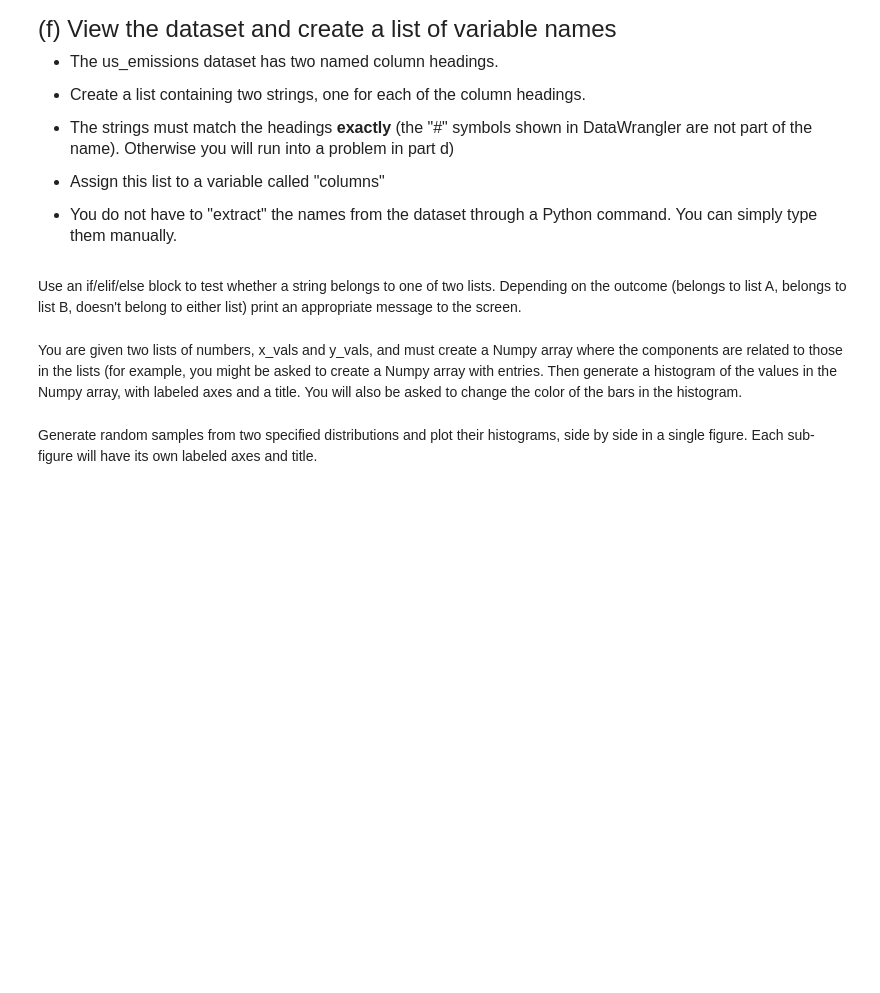
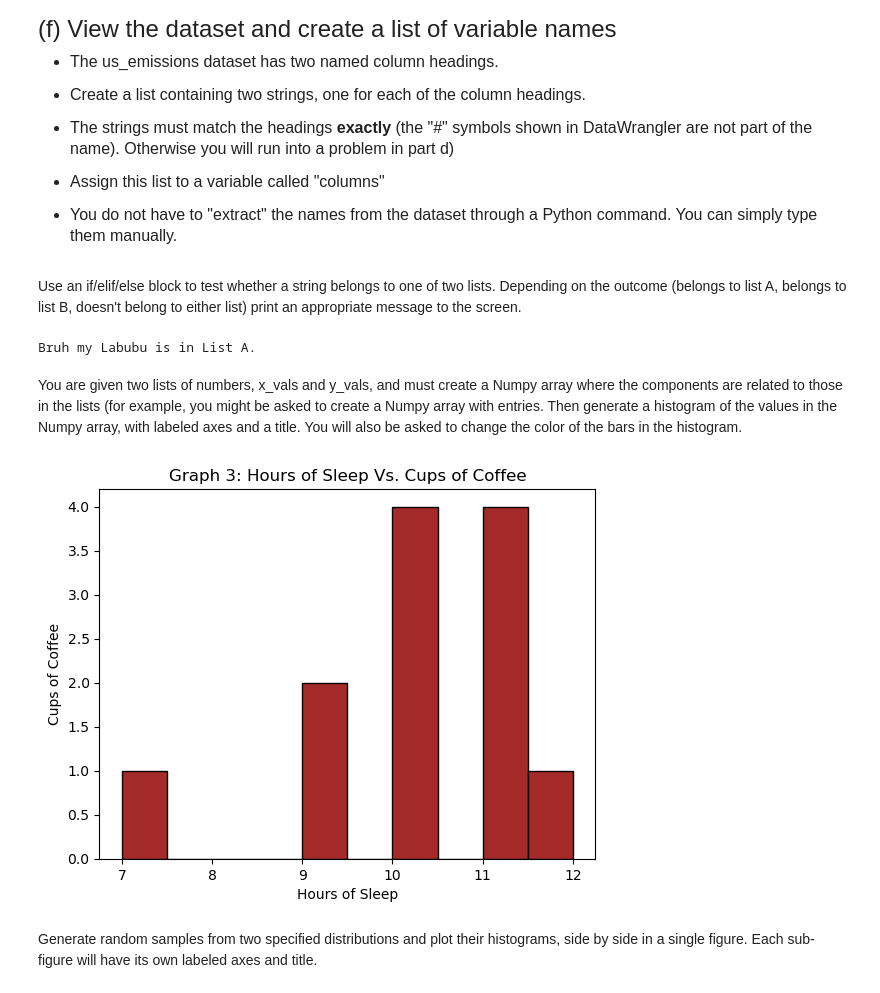
Before and after one commit to gabevu/qtm151fall2025, a Jupyter notebook: practice_quiz/practice_quiz.ipynb, the cells around one changed output. Cells and saved outputs as stored; diff of their text form; code cells hidden in the pictures; blank space fills up the shorter version.

```diff
--- a/practice_quiz/practice_quiz.ipynb
+++ b/practice_quiz/practice_quiz.ipynb
@@ -201,10 +208,50 @@ columns = ["year", "total_emissions"]
  Use an if/elif/else block to test whether a string belongs to one of two lists. Depending on the outcome (belongs to list A, belongs to list B, doesn't belong to either list) print an appropriate message to the screen.
 # %%
 #answer here:
+
+#Define the list
+list_A = ["green_labubu", "blue_labubu", "red_labubu", "yellow_labubu"]
+list_B = ["orange_labubu", "brown_labubu", "black_labubu", "white_labubu"]
+
+#Define the variable we'll check
+my_labubu = "green_labubu"
+
+#Check which list the variable is in
+if (my_labubu in list_A):
+    print("Bruh my Labubu is in List A.")
+elif (my_labubu in list_B):
+    print("Bruh my Labubu is in List B.")
+else:
+    print("Bruh my Labubu is not in either list.")
+
+#Notes
+#If I did ["green_labubu"] I would get an error because I made a list of strings instead of a string.
+# %% [output]
+Bruh my Labubu is in List A.
 # %% [markdown]
 You are given two lists of numbers, x_vals and y_vals, and must create a Numpy array where the components are related to those in the lists (for example, you might be asked to create a Numpy array with entries. Then generate a histogram of the values in the Numpy array, with labeled axes and a title. You will also be asked to change the color of the bars in the histogram.
 # %%
 #answer here:
+
+#Import anything you'll need to set up the Histogram.
+import numpy as np
+import matplotlib.pyplot as plt
+
+#Define the lists, in this case we'll do how much sleep and how many cups of coffee
+x_values = np.array([1, 2, 3, 4, 5, 6, 7, 8, 9, 10, 11, 12])
+y_values = np.array([10, 7, 4, 6, 6, 3, 4, 2, 1, 0, 0, 0])
+
+#Combining the lists into a numpy array
+data = x_values + y_values
+
+#Plot the Histogram
+plt.hist(data, color='brown', edgecolor='black')
+plt.title("Graph 3: Hours of Sleep Vs. Cups of Coffee")
+plt.xlabel("Hours of Sleep")
+plt.ylabel("Cups of Coffee")
+plt.show()
+# %% [output]
+[figure, added]
 # %% [markdown]
 Generate random samples from two specified distributions and plot their histograms, side by side in a single figure. Each sub-figure will have its own labeled axes and title.
 # %%
```
Also changed, not shown: parts of 5 cells of this notebook.
